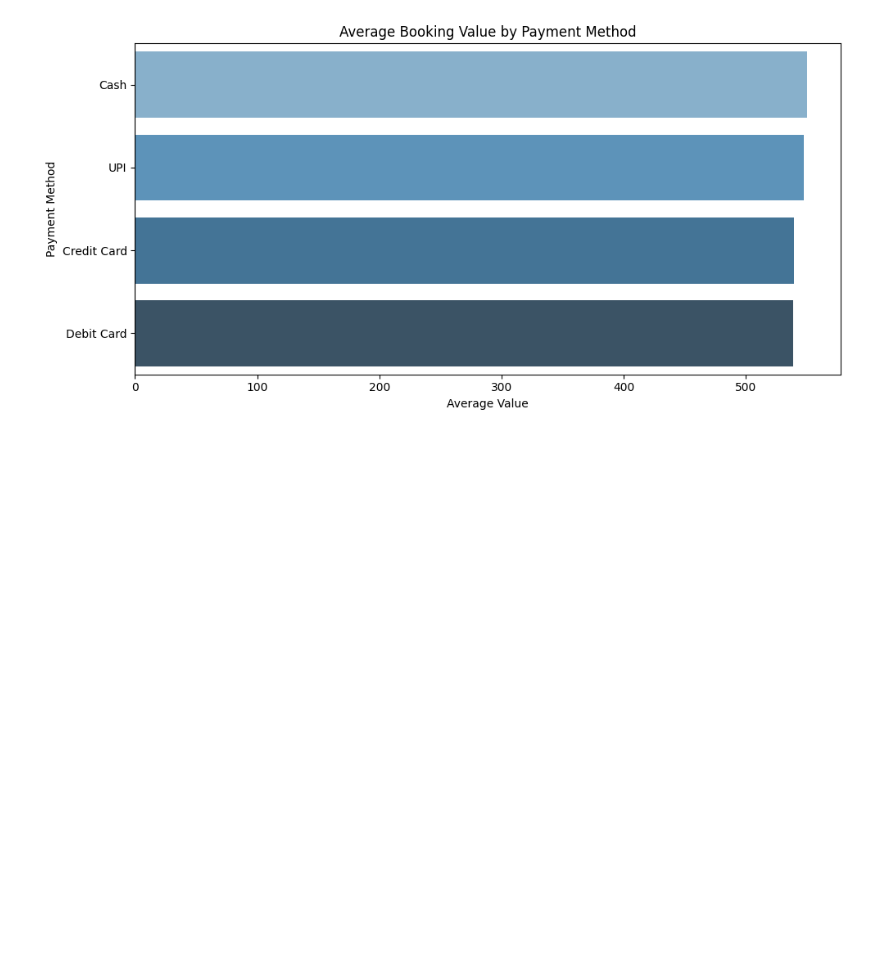
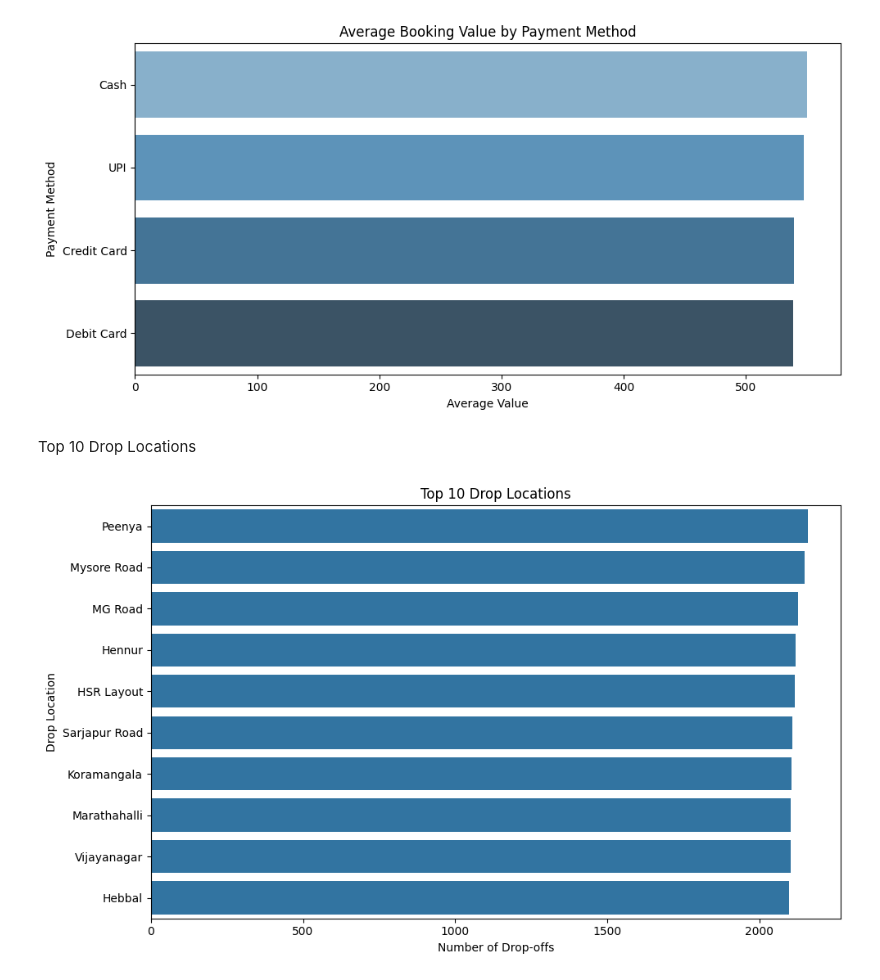
Before and after one commit to sonakshiprojects/CTTask01, a Jupyter notebook: task01.ipynb, the cells around one changed output. Cells and saved outputs as stored; diff of their text form; code cells hidden in the pictures; blank space fills up the shorter version.

Commit message:
Top 10 drop locations

```diff
--- a/task01.ipynb
+++ b/task01.ipynb
@@ -253,3 +253,17 @@ Passing `palette` without assigning `hue` is deprecated and will be removed in v
 
   sns.barplot(x=avg_booking.values, y=avg_booking.index, palette="Blues_d")
 [figure]
+# %% [markdown]
+Top 10 Drop Locations
+# %%
+top_drop = df["Drop_Location"].value_counts().nlargest(10).reset_index()
+top_drop.columns = ["Drop_Location", "Count"]
+plt.figure(figsize=(10, 6))
+sns.barplot(data=top_drop, x="Count", y="Drop_Location")
+plt.title("Top 10 Drop Locations")
+plt.xlabel("Number of Drop-offs")
+plt.ylabel("Drop Location")
+plt.tight_layout()
+plt.show()
+# %% [output]
+[figure, added]
```
